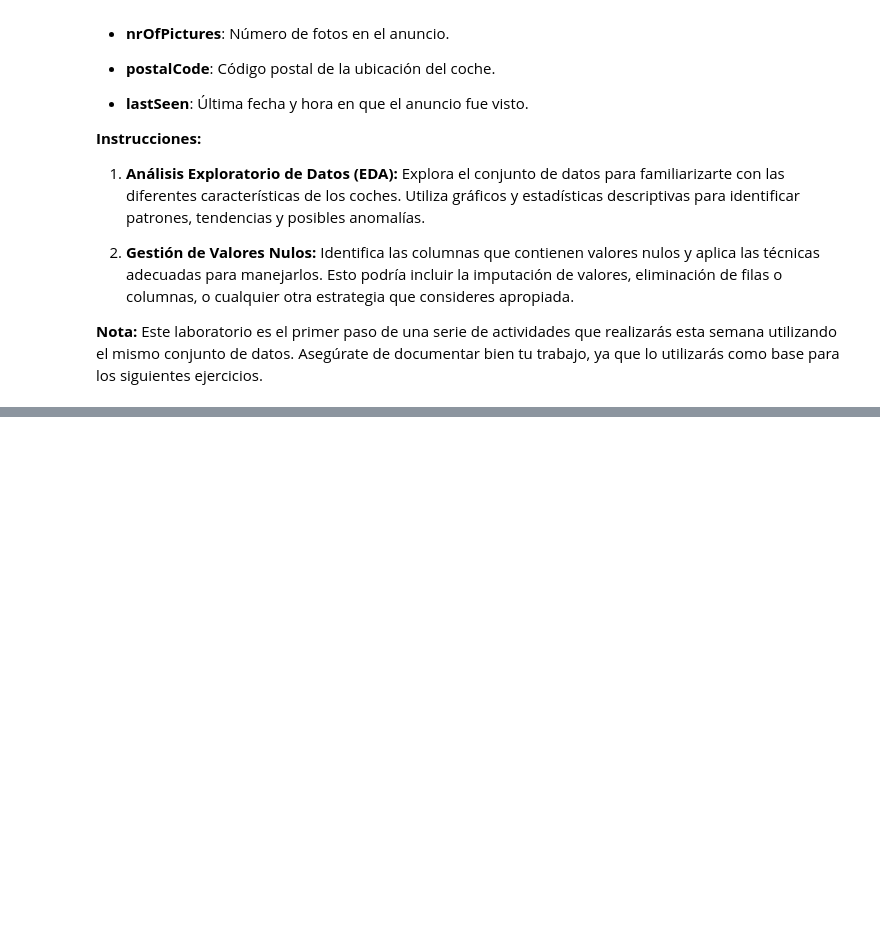
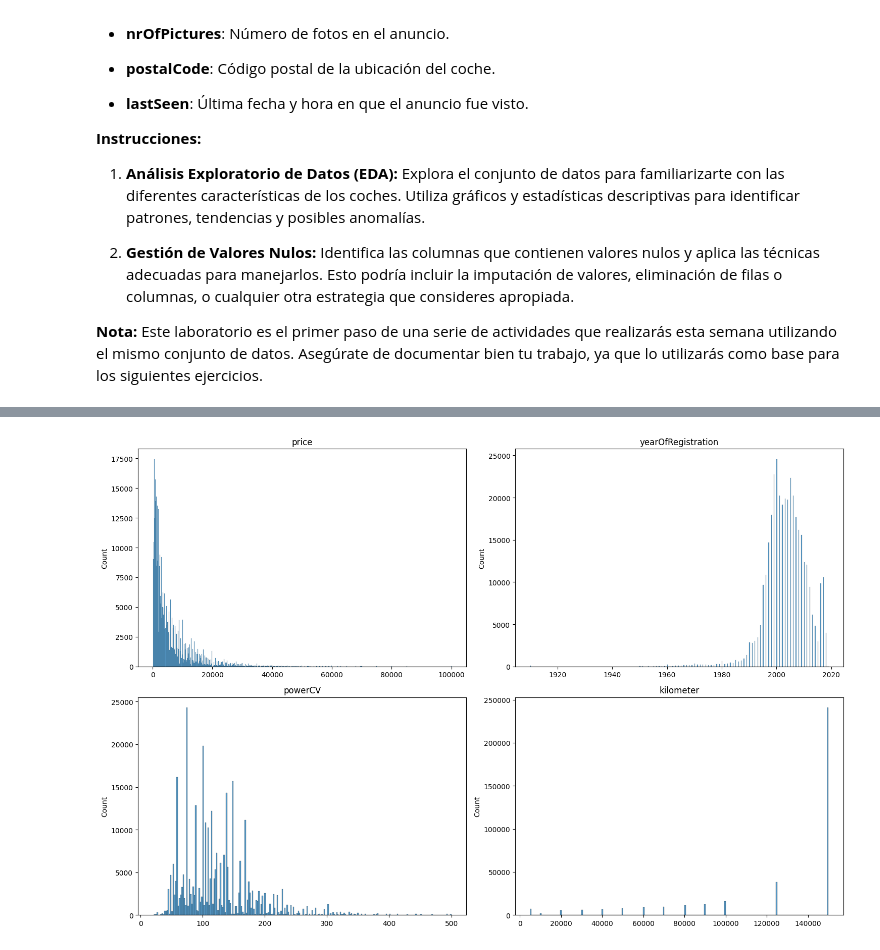
Before and after one commit to SrAlcast/7.1.EDA_y_Gestion_de_Nulos, a Jupyter notebook: laboratorio-modulo7-leccion01-eda-nulos.ipynb, the cells around one changed output, grey strips where cells are left out. Saved outputs shown, nothing was run; the diff lists cells and outputs as text; code cells hidden in the pictures; blank space fills up the shorter version.

```diff
--- a/laboratorio-modulo7-leccion01-eda-nulos.ipynb
+++ b/laboratorio-modulo7-leccion01-eda-nulos.ipynb
@@ -248,0 +293,4 @@ valores_fuera_rango.shape
+# %%
+sp.plot_numericas(df2)
+# %% [output]
+[figure, added]
```
Also changed, not shown: parts of 22 cells of this notebook.
